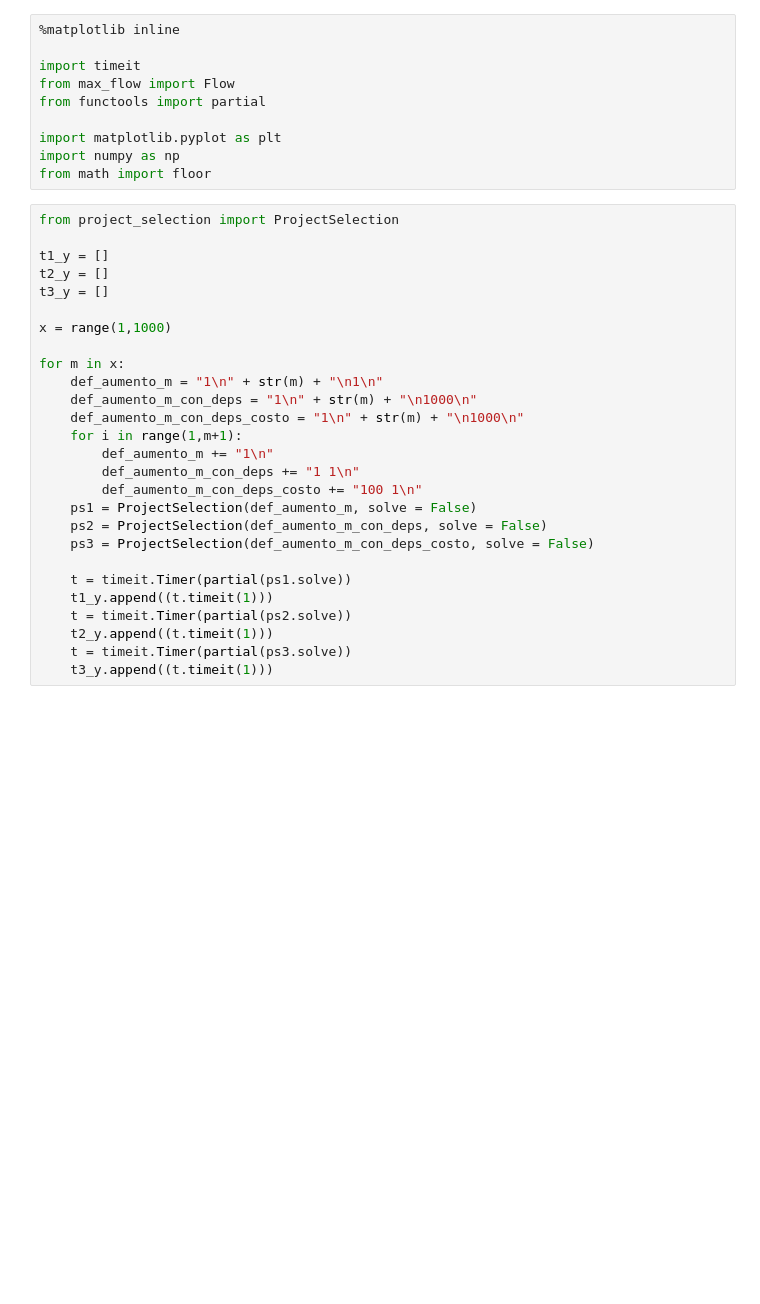
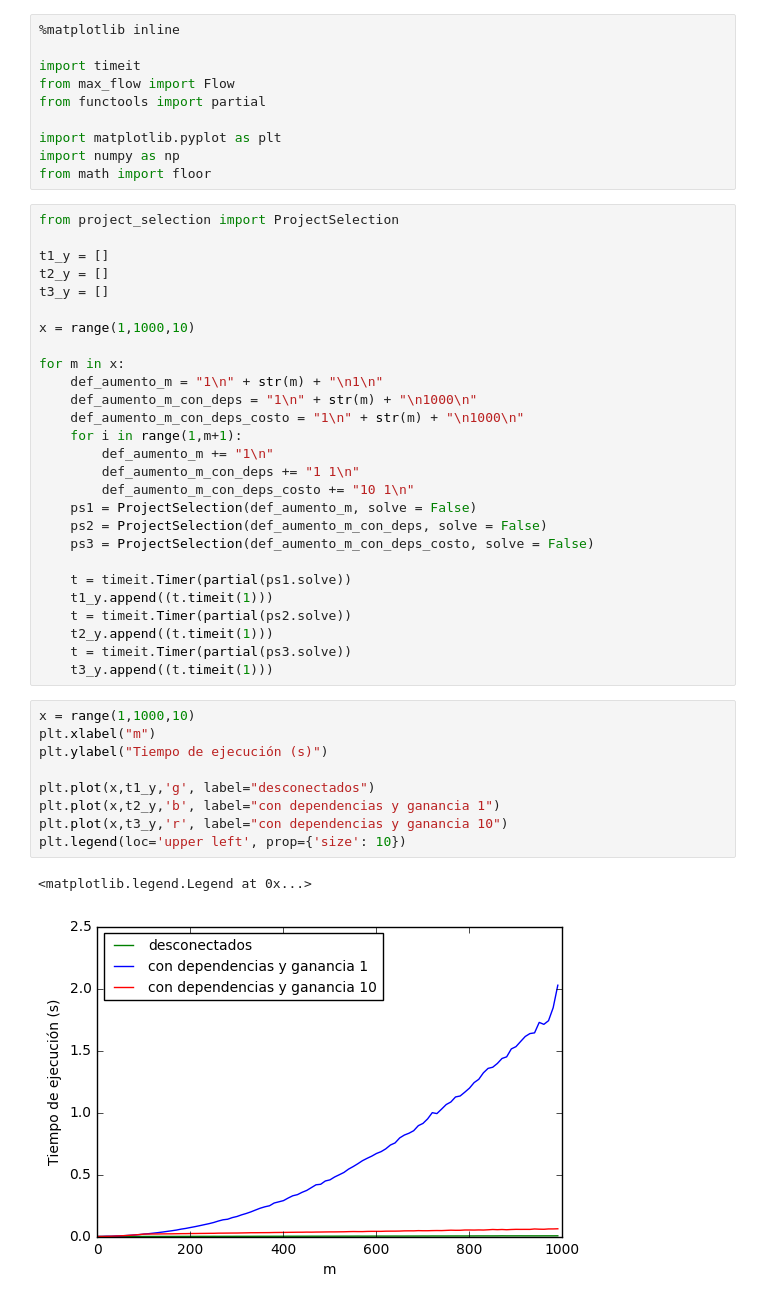
Before and after one commit to edittler/tda-fiuba, a Jupyter notebook: tp2/flujo-de-redes/plot_m.ipynb, the cells around one changed output. Saved outputs shown, nothing was run; the diff lists cells and outputs as text; blank space fills up the shorter version.

```diff
--- a/tp2/flujo-de-redes/plot_m.ipynb
+++ b/tp2/flujo-de-redes/plot_m.ipynb
@@ -15,7 +15,7 @@ t1_y = []
 t2_y = []
 t3_y = []
 
-x = range(1,1000)
+x = range(1,1000,10)
 
 for m in x:
     def_aumento_m = "1\n" + str(m) + "\n1\n"
@@ -24,7 +24,7 @@ for m in x:
     for i in range(1,m+1):
         def_aumento_m += "1\n"
         def_aumento_m_con_deps += "1 1\n"
-        def_aumento_m_con_deps_costo += "100 1\n"
+        def_aumento_m_con_deps_costo += "10 1\n"
     ps1 = ProjectSelection(def_aumento_m, solve = False)
     ps2 = ProjectSelection(def_aumento_m_con_deps, solve = False)
     ps3 = ProjectSelection(def_aumento_m_con_deps_costo, solve = False)
@@ -35,3 +35,15 @@ for m in x:
     t2_y.append((t.timeit(1)))
     t = timeit.Timer(partial(ps3.solve))
     t3_y.append((t.timeit(1)))
+# %%
+x = range(1,1000,10)
+plt.xlabel("m")
+plt.ylabel("Tiempo de ejecución (s)")
+
+plt.plot(x,t1_y,'g', label="desconectados")
+plt.plot(x,t2_y,'b', label="con dependencias y ganancia 1")
+plt.plot(x,t3_y,'r', label="con dependencias y ganancia 10")
+plt.legend(loc='upper left', prop={'size': 10})
+# %% [output]
+<matplotlib.legend.Legend at 0x...>
+[figure, added]
```
Also changed, not shown: parts of 8 cells of this notebook, 1 other file.
